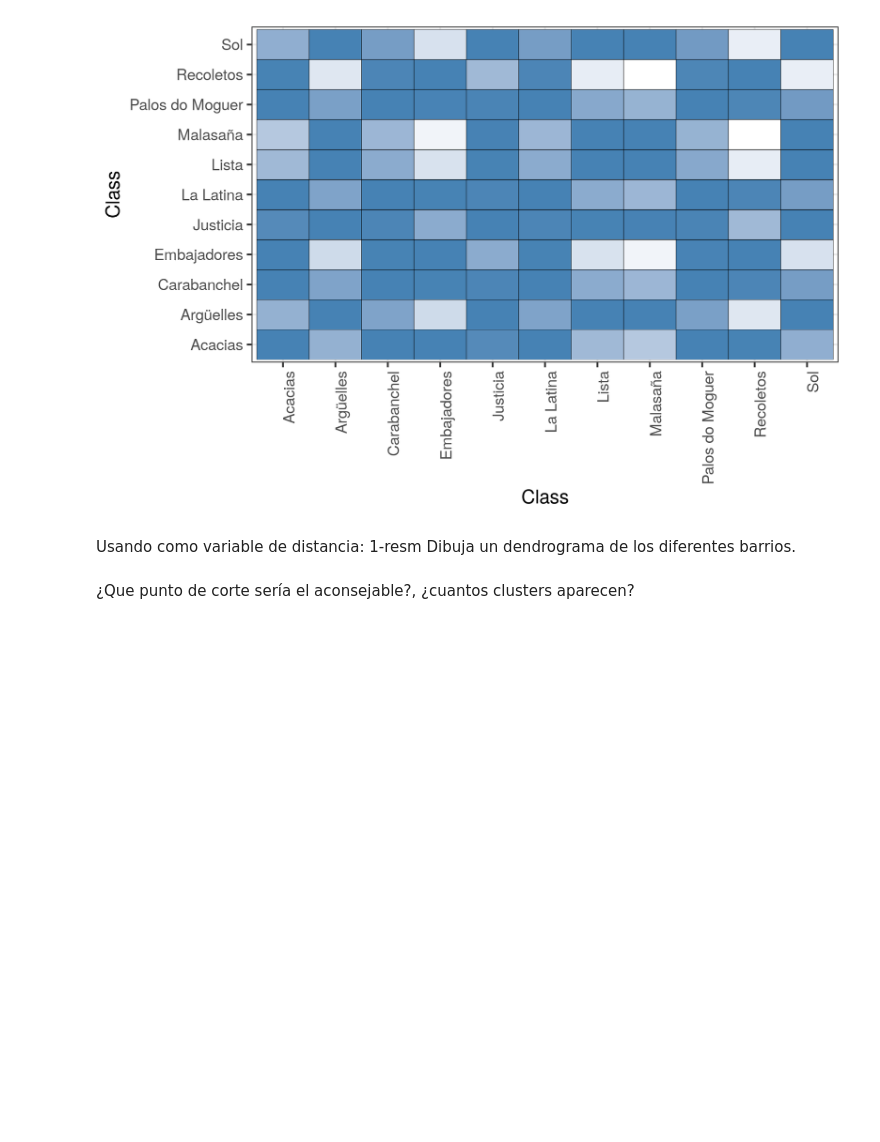
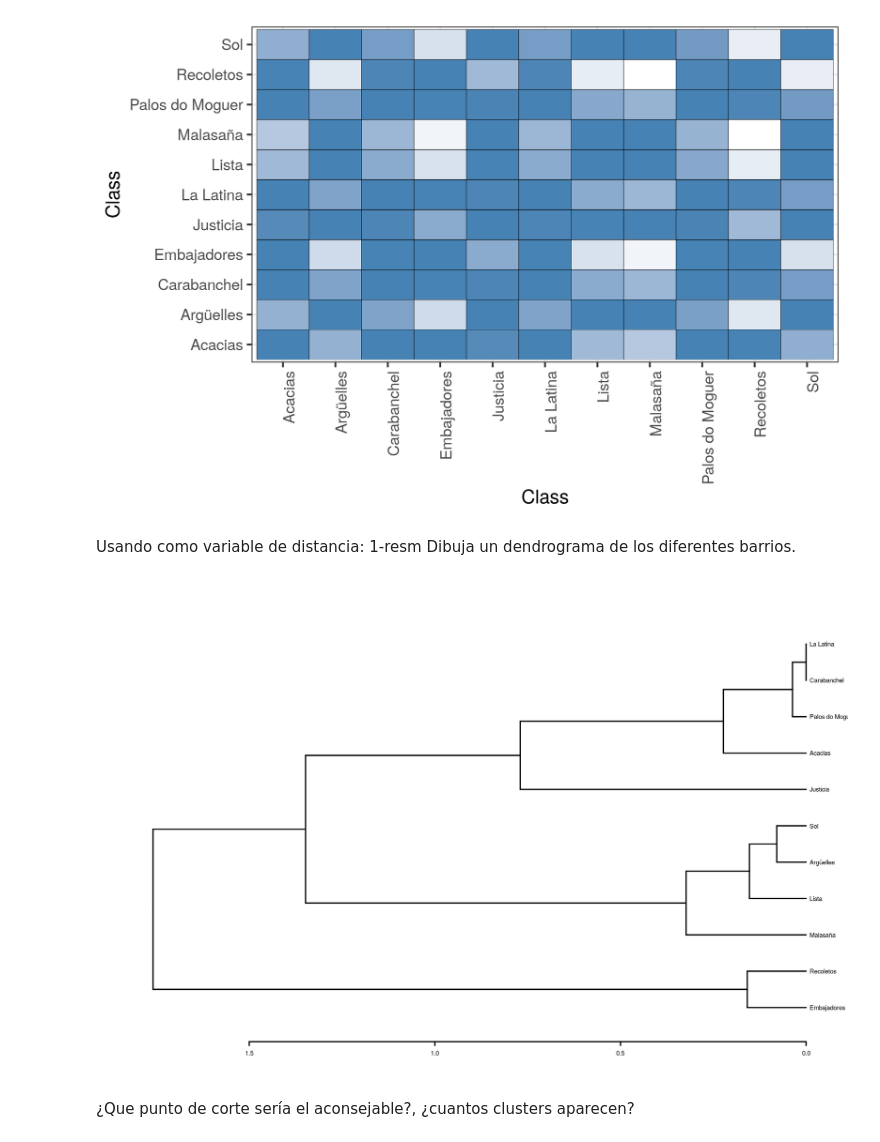
Before and after one commit to bernikrn/data-mining-practica, a Jupyter notebook: Practica-BernardoKoron.ipynb, the cells around one changed output. Saved outputs shown, nothing was run; the diff lists cells and outputs as text; code cells hidden in the pictures; blank space fills up the shorter version.

Commit message:
Grafica de dendrograma

```diff
--- a/Practica-BernardoKoron.ipynb
+++ b/Practica-BernardoKoron.ipynb
@@ -165,5 +183,17 @@ ggplot(dfResm, aes(x=Var1, y=Var2, fill=value))+
 # %% [markdown]
 Usando como variable de distancia: 1-resm
 Dibuja un dendrograma de los diferentes barrios.
+# %%
+# Calculo de matriz de distancias
+d <- dist(as.matrix(1-resm),method = "euclidean")
+
+# Calcula el cluster jerarquico
+# method="complete" calcula distancia entre dos clusters como la max dis entre los elementos mas alejados
+hc <- hclust(d,method="complete")
+hcd <- as.dendrogram(hc)
+par(cex=0.3)
+plot(hcd, horiz=TRUE)
+# %% [output]
+[figure, added]
 # %% [markdown]
 ¿Que punto de corte sería el aconsejable?, ¿cuantos clusters aparecen?
```
Also changed, not shown: parts of 7 cells of this notebook.
